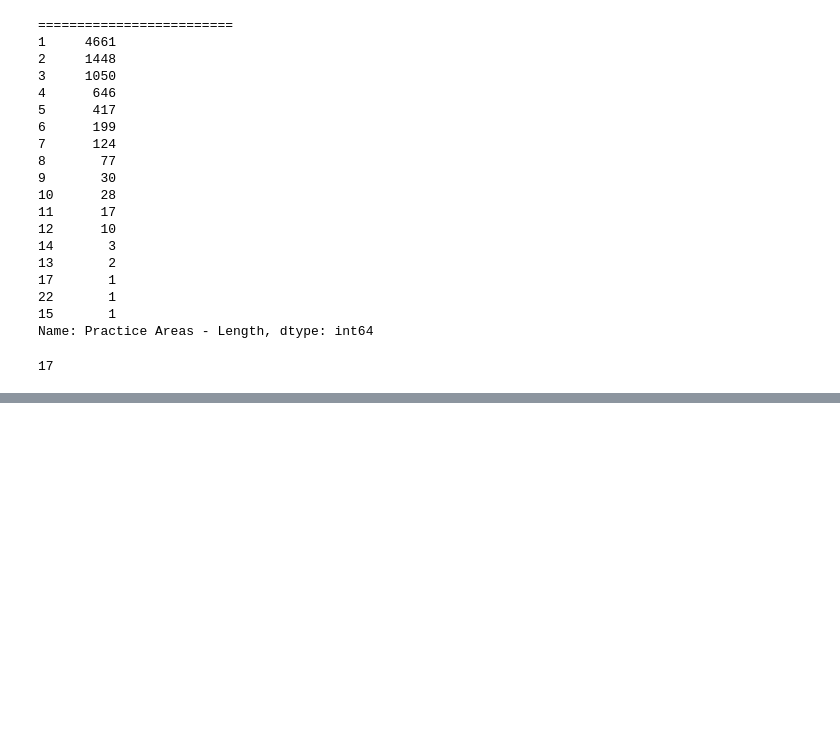
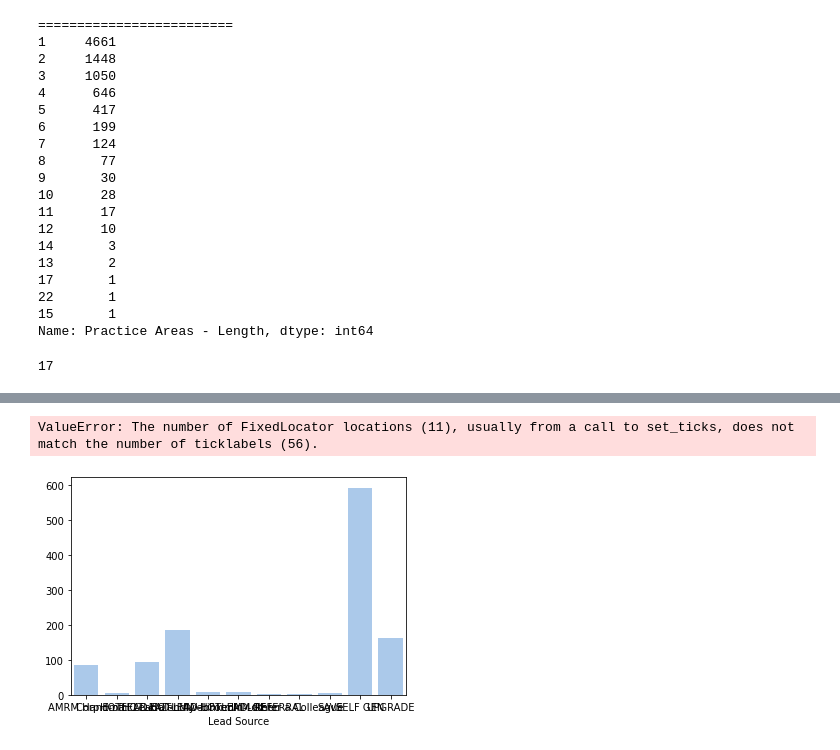
Before and after one commit to rapiinel/sales_rep_lead_preference, a Jupyter notebook: Untitled.ipynb, the cells around one changed output, grey strips where cells are left out. Cells and saved outputs as stored; diff of their text form; code cells hidden in the pictures; blank space fills up the shorter version.

```diff
--- a/Untitled.ipynb
+++ b/Untitled.ipynb
@@ -236,0 +235,11 @@ oppty.df[['Process Tracking For']]
+# %%
+sns.set_color_codes('pastel')
+ax = sns.barplot(x = pvot_table.sum(axis = 1).index, y = pvot_table.sum(axis = 1), color = 'b')
+_ = ax.set_xticklabels(labels = for_plotting.index, rotation = 90)
+
+# for x in ax.patches:
+#     ax.annotate(x.get_height, (x.get_x, x.get_height))
+    # print(x)
+# %% [output]
+ValueError: The number of FixedLocator locations (11), usually from a call to set_ticks, does not match the number of ticklabels (56).
+[figure, added]
```
Also changed, not shown: parts of 19 cells of this notebook.
